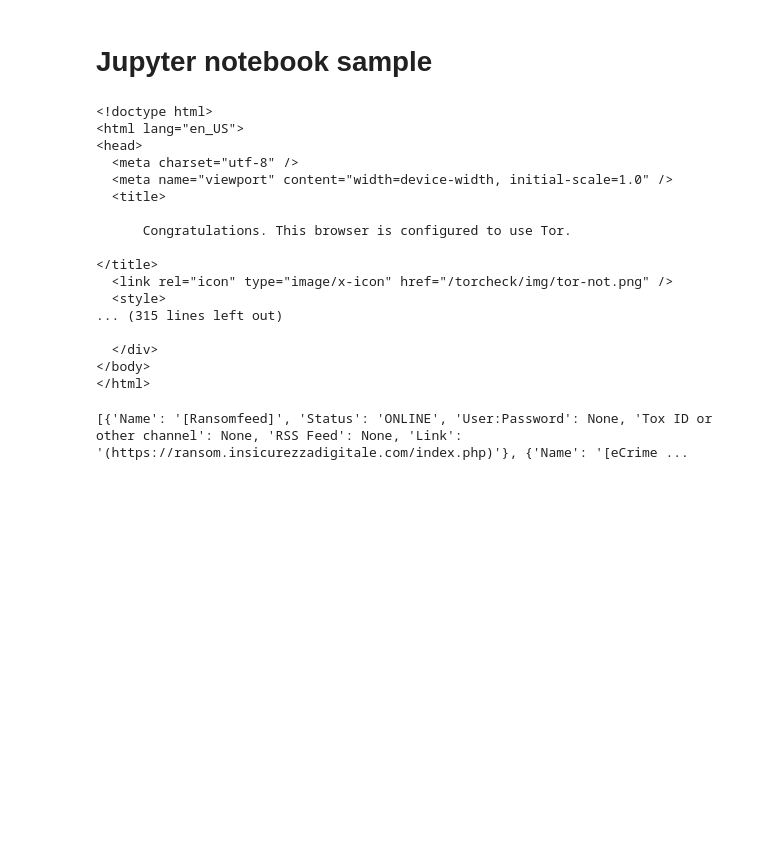
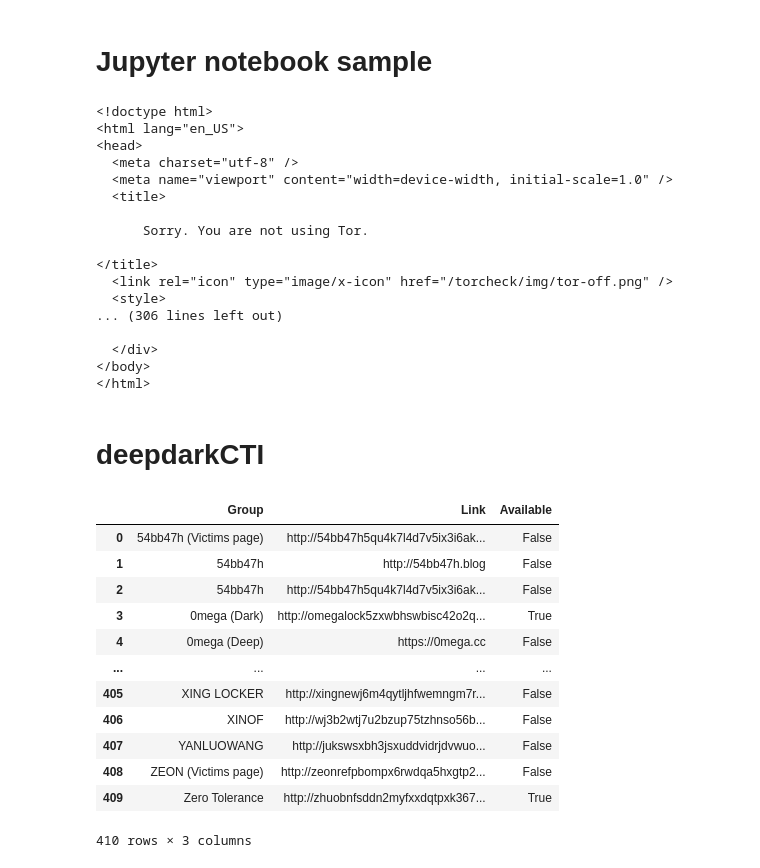
Before and after one commit to kilianfriedrich/darknet-seminar, a Jupyter notebook: simple.ipynb, the cells around one changed output. Cells and saved outputs as stored; diff of their text form; code cells hidden in the pictures; blank space fills up the shorter version.

Commit message:
Alle Indexer gescraped

```diff
--- a/simple.ipynb
+++ b/simple.ipynb
@@ -4,10 +4,10 @@
 from requests import session
 
 s = session()
-s.proxies.update({
-    'http': 'socks5://localhost:9050',
-    'https': 'socks5://localhost:9050'
-})
+#s.proxies.update({
+#    'http': 'socks5h://localhost:9050',
+#    'https': 'socks5h://localhost:9050'
+#})
 
 resp = s.get('https://check.torproject.org')
 print(resp.text)
@@ -19,35 +19,59 @@ print(resp.text)
   <meta name="viewport" content="width=device-width, initial-scale=1.0" />
   <title>
 
-      Congratulations. This browser is configured to use Tor.
+      Sorry. You are not using Tor.
 
 </title>
-  <link rel="icon" type="image/x-icon" href="/torcheck/img/tor-not.png" />
+  <link rel="icon" type="image/x-icon" href="/torcheck/img/tor-off.png" />
   <style>
-... (315 lines left out)
+... (306 lines left out)
 
   </div>
 </body>
 </html>
+# %% [markdown]
+# deepdarkCTI
 # %%
 import csv
 import re
+import pandas as pd
 
 deepdarkcti_md = s.get('https://raw.githubusercontent.com/fastfire/deepdarkCTI/refs/heads/main/ransomware_gang.md').text
 lines = deepdarkcti_md.splitlines()
 lines.pop(1) # Header-Endzeile entfernen
 lines = [line.strip('|') for line in lines] # '|' Am Anfang und Ende der Zeile entfernen
 
 deepdarkcti_reader = csv.DictReader(lines, delimiter='|')
 
-deepdarkcti = []
+deepdarkcti = { 'Group': [], 'Link': [], 'Available': [] }
 for row in deepdarkcti_reader:
-    parsed_name = re.search(r"(\[[^]]*])(\([^)]*\))", row['Name'])
+    parsed_name = re.search(r"\[([^]]*)]\(([^)]*)\)", row['Name'])
     if parsed_name is not None:
-        row['Name'] = parsed_name.group(1)
-        row['Link'] = parsed_name.group(2)
-    deepdarkcti.append(row)
+        if parsed_name.group(1) in [
+            'Ransomfeed',
+            'eCrime Services',
+            'RANSOM DB',
+            'RANSOMWARE GROUP SITES (list)',
+            'RANSOMWARE GROUPS MONITORING TOOL'
+        ]:
+            continue
+        deepdarkcti['Group'].append(parsed_name.group(1))
+        deepdarkcti['Link'].append(parsed_name.group(2))
+        deepdarkcti['Available'].append('ONLINE' in row['Status'])
 
-print(deepdarkcti)
+deepdarkcti = pd.DataFrame(deepdarkcti)
+deepdarkcti
 # %% [output]
+|  | Group | Link | Available |
+| 0 | 54bb47h (Victims page) | http://54bb47h5qu4k7l4d7v5ix3i6ak... | False |
+| 1 | 54bb47h | http://54bb47h.blog | False |
+| 2 | 54bb47h | http://54bb47h5qu4k7l4d7v5ix3i6ak... | False |
+| 3 | 0mega (Dark) | http://omegalock5zxwbhswbisc42o2q... | True |
+| 4 | 0mega (Deep) | https://0mega.cc | False |
+| ... | ... | ... | ... |
+| 405 | XING LOCKER | http://xingnewj6m4qytljhfwemngm7r... | False |
+| 406 | XINOF | http://wj3b2wtj7u2bzup75tzhnso56b... | False |
+| 407 | YANLUOWANG | http://jukswsxbh3jsxuddvidrjdvwuo... | False |
+| 408 | ZEON (Victims page) | http://zeonrefpbompx6rwdqa5hxgtp2... | False |
+| 409 | Zero Tolerance | http://zhuobnfsddn2myfxxdqtpxk367... | True |
-[{'Name': '[Ransomfeed]', 'Status': 'ONLINE', 'User:Password': None, 'Tox ID or other channel': None, 'RSS Feed': None, 'Link': '(https://ransom.insicurezzadigitale.com/index.php)'}, {'Name': '[eCrime ...
+410 rows × 3 columns
```
Also changed, not shown: parts of 18 cells of this notebook, 4 other files.
